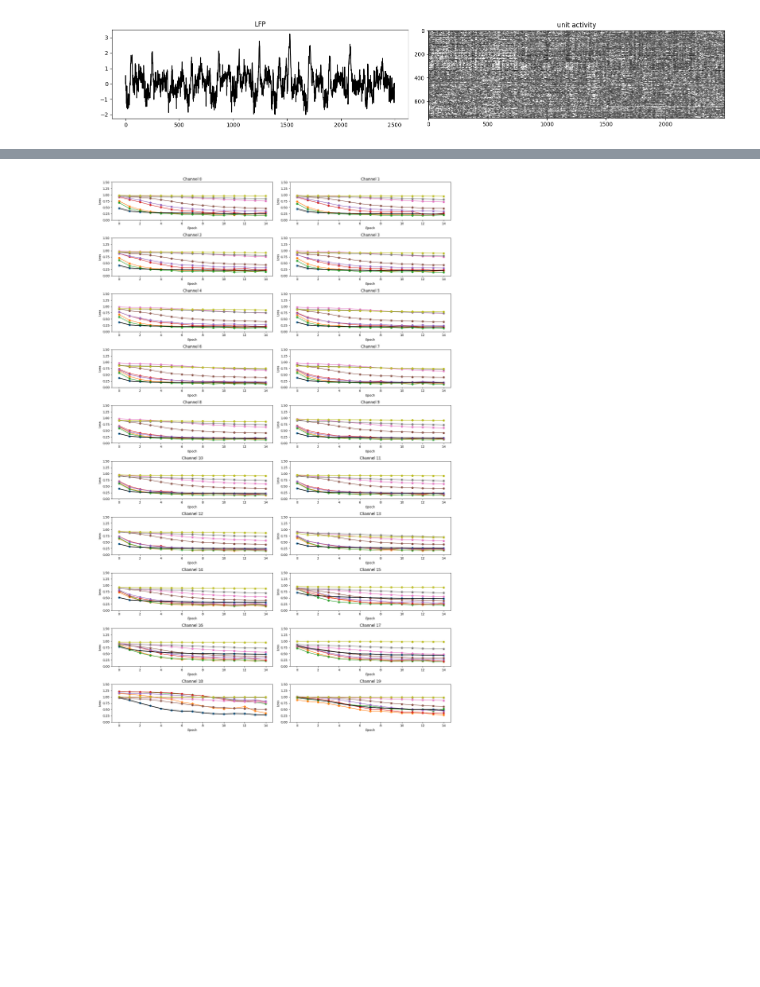
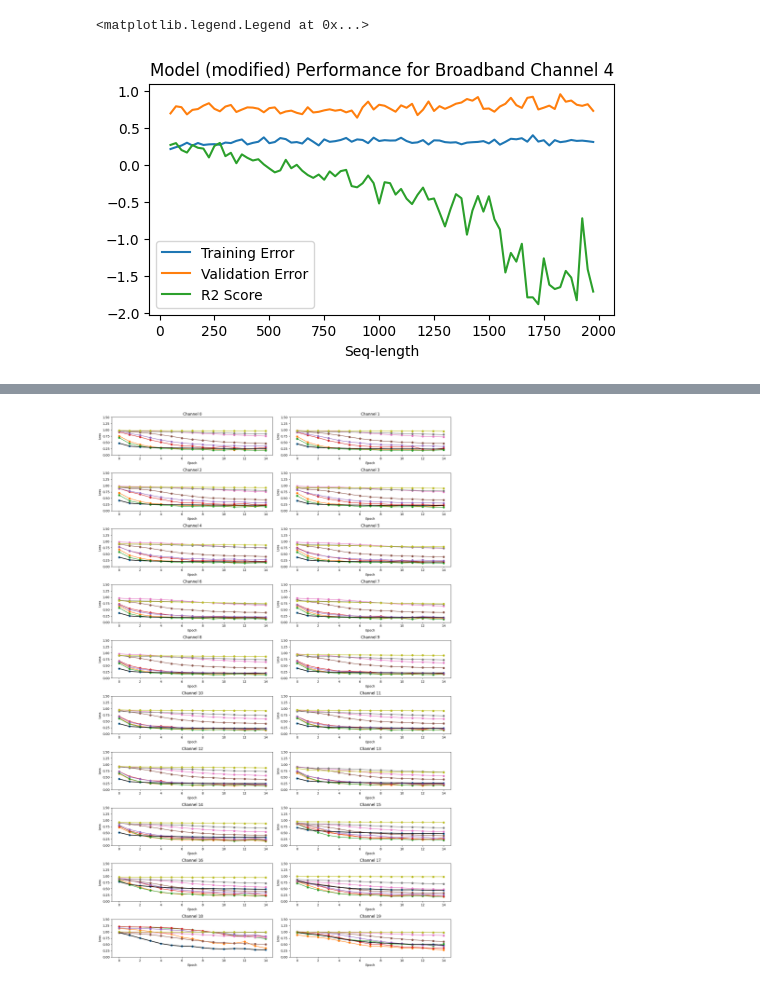
Before and after one commit to nnitzan01/spikes2lfp, a Jupyter notebook: spike_to_lfp_lstm_freq_bands_modular.ipynb, the cells around one changed output, grey strips where cells are left out. Cells and saved outputs as stored; diff of their text form; code cells hidden in the pictures; blank space fills up the shorter version.

```diff
--- a/spike_to_lfp_lstm_freq_bands_modular.ipynb
+++ b/spike_to_lfp_lstm_freq_bands_modular.ipynb
@@ -61,17 +61,3 @@ num_epochs = 15
 # save the models
 # output_dir = Path('E:/vbn_s3_cache')
 # utils.save_models(models, output_dir, session_id)
-# %%
-fig, ax = plt.subplots(1,2,figsize=(16, 3))
-bin_size = 0.004
-ax[0].plot(y_train.numpy()[:int(10/bin_size),10,0],'k',label='LFP')
-# ax[0].plot(stats.zscore(np.mean(X_trainT.cpu().detach().numpy()[:int(10/bin_size),:], axis=1)),'r',label='unit activity')
-ax[0].set_title('LFP')
-
-ax[1].imshow(X_train.numpy()[:int(10/bin_size),:].T, vmin=-1, vmax=1, cmap='gray')
-ax[1].set_title('unit activity')
-
-plt.tight_layout()
-plt.show()
-# %% [output]
-[figure, removed]
@@ -77,0 +85,11 @@ plt.show()
+# %%
+plt.figure(figsize=(6,3))
+plt.plot(seq_lengths, loss_train, label='Training Error')
+plt.plot(seq_lengths, loss_val, label='Validation Error')
+plt.plot(seq_lengths, r2_scores, label='R2 Score')
+plt.xlabel("Seq-length")
+plt.title("Model (modified) Performance for Broadband Channel 4")
+plt.legend()
+# %% [output]
+<matplotlib.legend.Legend at 0x...>
+[figure, added]
```
Also changed, not shown: parts of 21 cells of this notebook, 7 other files.
